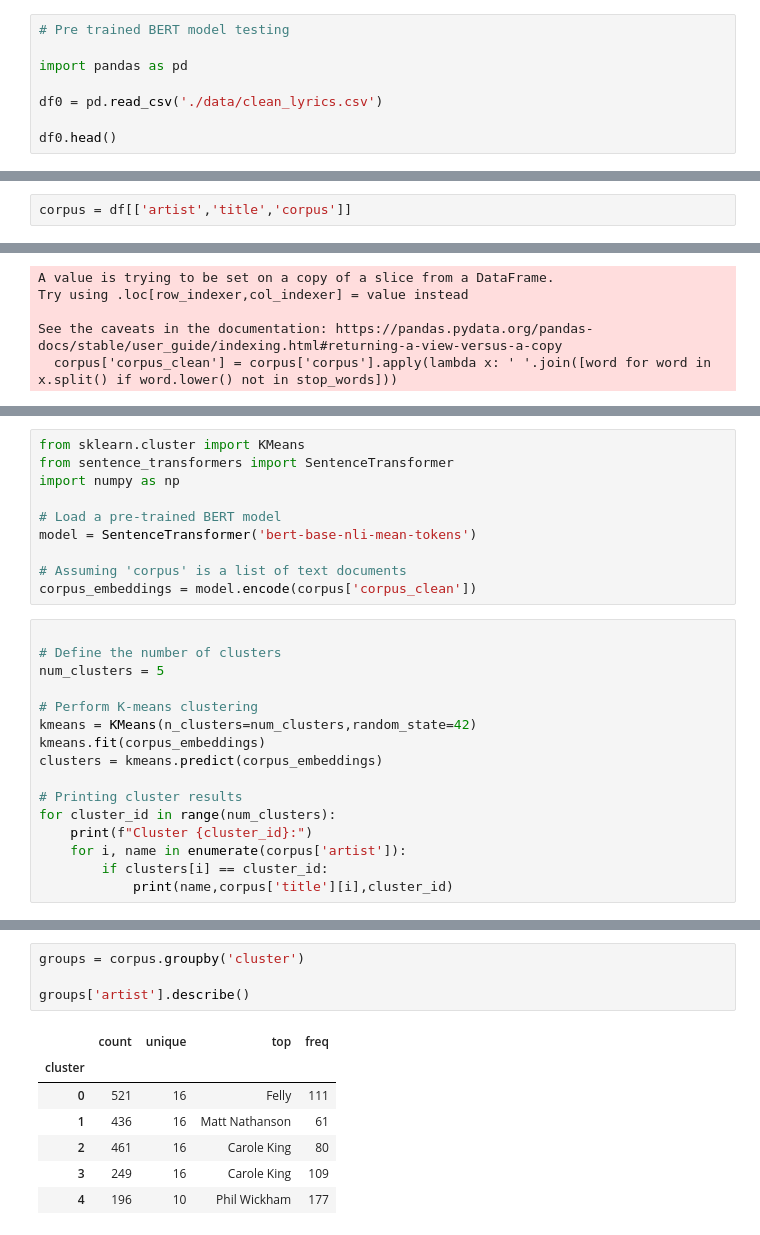
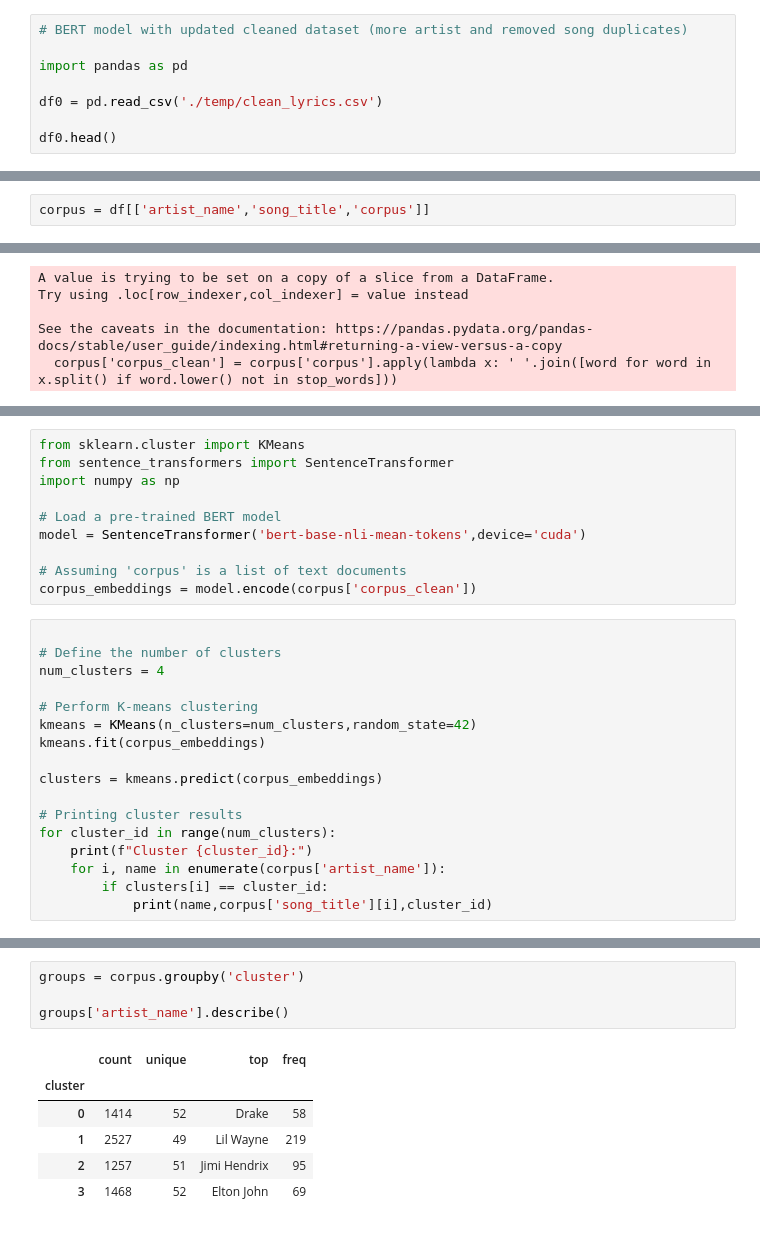
Before and after one commit to valentinbaltazar/VibeMatch, a Jupyter notebook: BERt.ipynb, the cells around one changed output, grey strips where cells are left out. Drawn from its saved outputs; the diff is of its cells as text.

```diff
--- a/BERt.ipynb
+++ b/BERt.ipynb
@@ -1,9 +1,9 @@
 # %%
-# Pre trained BERT model testing
+# BERT model with updated cleaned dataset (more artist and removed song duplicates)
 
 import pandas as pd
 
-df0 = pd.read_csv('./data/clean_lyrics.csv')
+df0 = pd.read_csv('./temp/clean_lyrics.csv')
 
 df0.head()
 # %% [output]
@@ -63,5 +83,5 @@ memory usage: 378.5+ KB
 # %%
-corpus = df[['artist','title','corpus']]
+corpus = df[['artist_name','song_title','corpus']]
 # %%
 corpus.head()
 # %% [output]
@@ -131,25 +191,26 @@ from sentence_transformers import SentenceTransformer
 import numpy as np
 
 # Load a pre-trained BERT model
-model = SentenceTransformer('bert-base-nli-mean-tokens')
+model = SentenceTransformer('bert-base-nli-mean-tokens',device='cuda')
 
 # Assuming 'corpus' is a list of text documents
 corpus_embeddings = model.encode(corpus['corpus_clean'])
 # %%
 
 # Define the number of clusters
-num_clusters = 5
+num_clusters = 4
 
 # Perform K-means clustering
 kmeans = KMeans(n_clusters=num_clusters,random_state=42)
 kmeans.fit(corpus_embeddings)
+
 clusters = kmeans.predict(corpus_embeddings)
 
 # Printing cluster results
 for cluster_id in range(num_clusters):
     print(f"Cluster {cluster_id}:")
-    for i, name in enumerate(corpus['artist']):
+    for i, name in enumerate(corpus['artist_name']):
         if clusters[i] == cluster_id:
-            print(name,corpus['title'][i],cluster_id)
+            print(name,corpus['song_title'][i],cluster_id)
 # %% [output]
 Cluster 0:
@@ -188,13 +253,12 @@ See the caveats in the documentation: https://pandas.pydata.org/pandas-docs/stab
 # %%
 groups = corpus.groupby('cluster')
 
-groups['artist'].describe()
+groups['artist_name'].describe()
 # %% [output]
 |  | count | unique | top | freq |
 | cluster |  |  |  |  |
-| 0 | 521 | 16 | Felly | 111 |
-| 1 | 436 | 16 | Matt Nathanson | 61 |
-| 2 | 461 | 16 | Carole King | 80 |
-| 3 | 249 | 16 | Carole King | 109 |
-| 4 | 196 | 10 | Phil Wickham | 177 |
+| 0 | 1414 | 52 | Drake | 58 |
+| 1 | 2527 | 49 | Lil Wayne | 219 |
+| 2 | 1257 | 51 | Jimi Hendrix | 95 |
+| 3 | 1468 | 52 | Elton John | 69 |
 # %%
```
Also changed, not shown: parts of 23 cells of this notebook, 27 other files.
